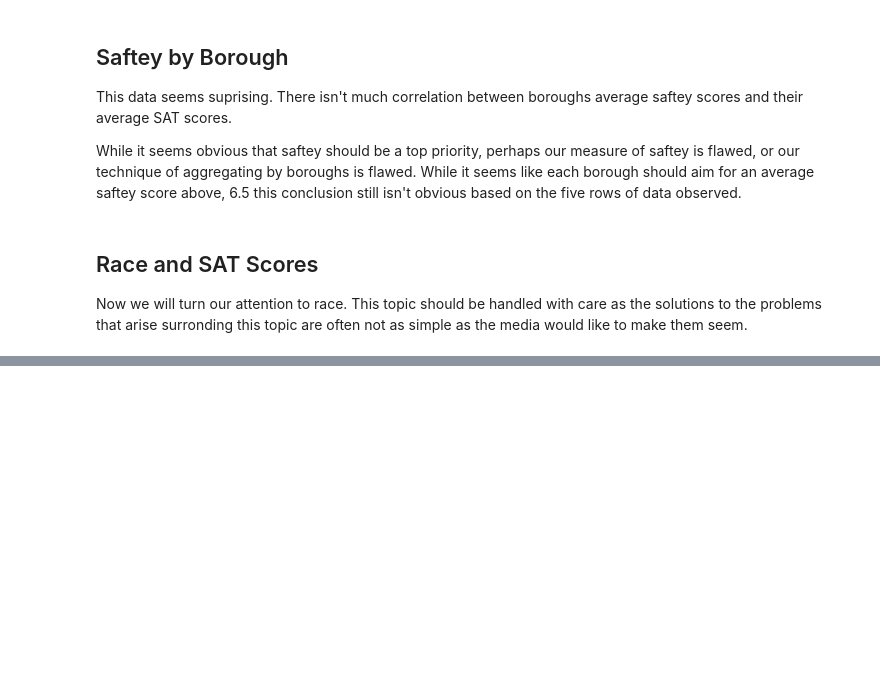
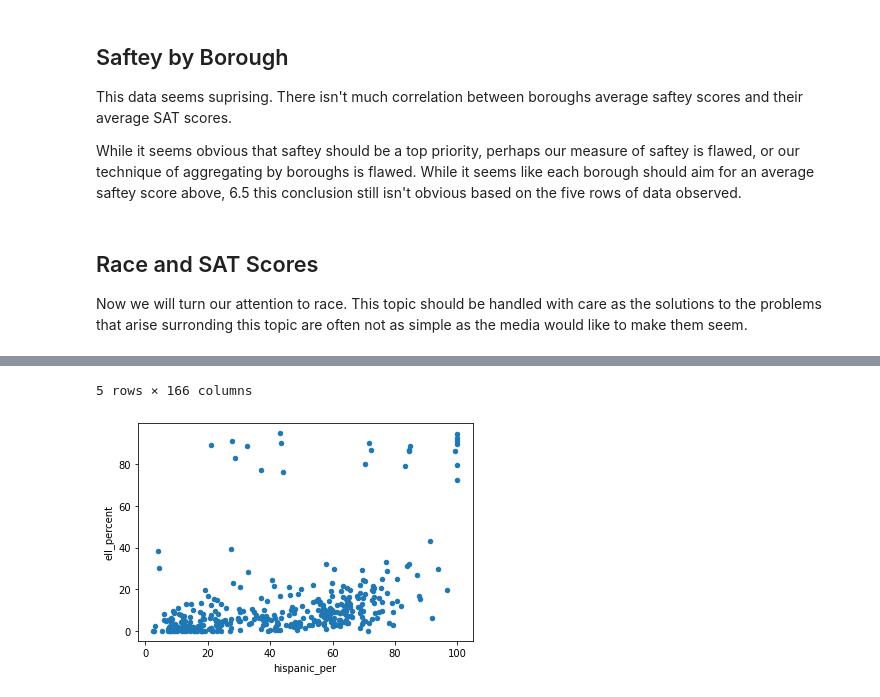
Before and after one commit to adfelt/New-York-School-Data, a Jupyter notebook: new_york_schools_data_analysis.ipynb, the cells around one changed output, grey strips where cells are left out. Saved outputs shown, nothing was run; the diff lists cells and outputs as text; code cells hidden in the pictures; blank space fills up the shorter version.

```diff
--- a/new_york_schools_data_analysis.ipynb
+++ b/new_york_schools_data_analysis.ipynb
@@ -447,0 +460,5 @@ Now we will turn our attention to race.  This topic should be handled with care
+# %%
+hispanic_high = combined[(combined['hispanic_per'] > 95)  & (combined['ell_percent'] > 79) & (combined['sat_score'] < 1000)]
+combined.plot.scatter(x='hispanic_per',y='ell_percent')
+hispanic_high
+# %% [output]
@@ -447,0 +471,2 @@ Now we will turn our attention to race.  This topic should be handled with care
+5 rows × 166 columns
+[figure, added]
```
Also changed, not shown: parts of 5 cells of this notebook.
